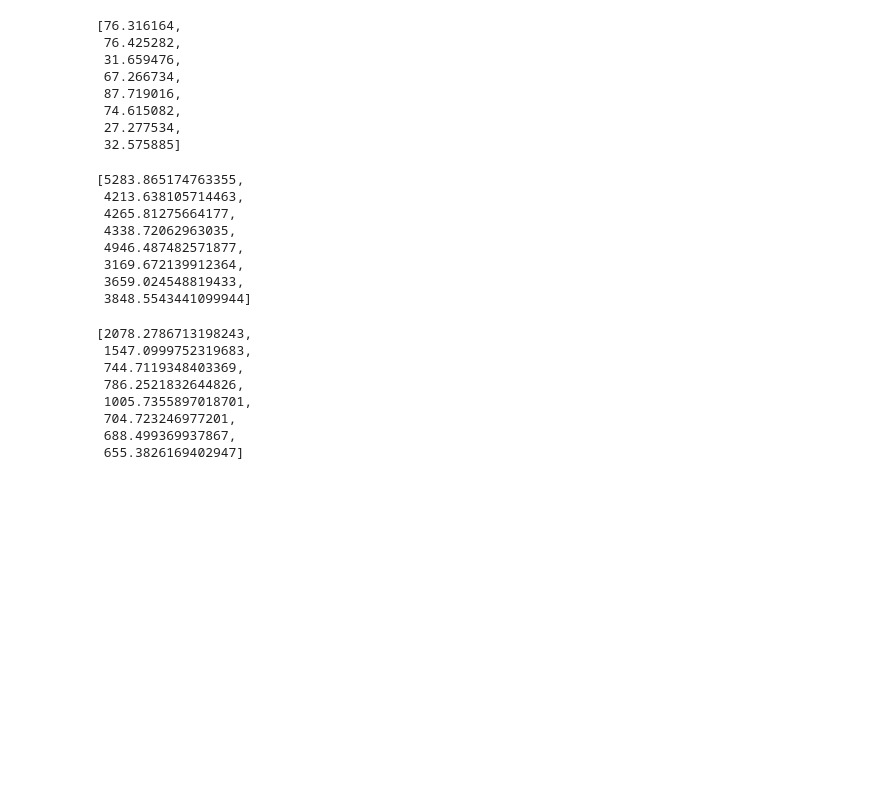
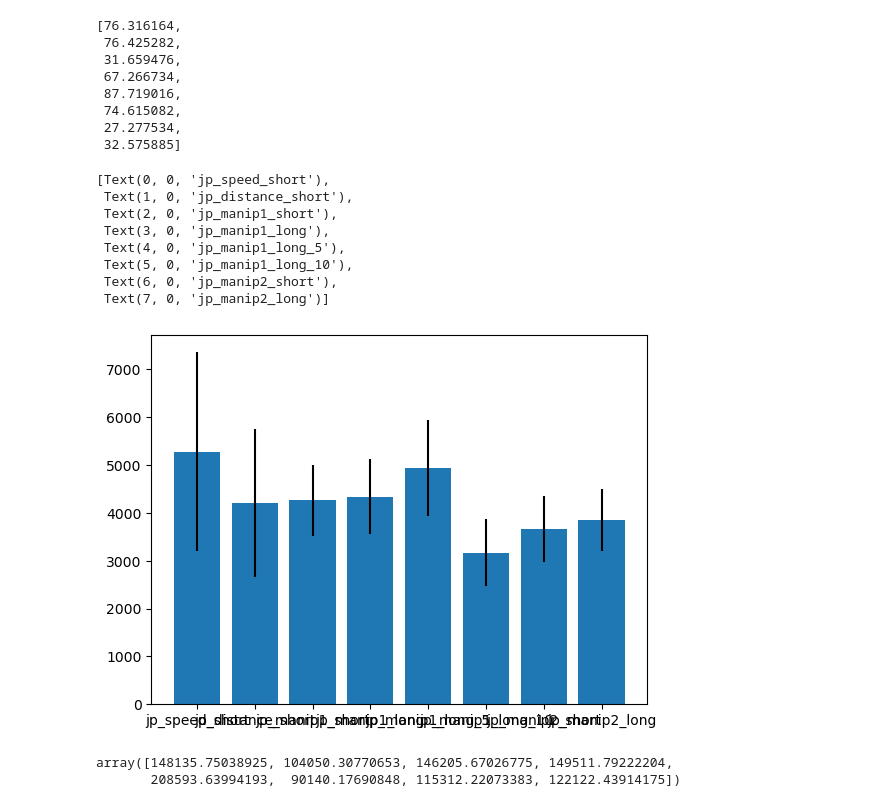
Before and after one commit to MrDarrenBrownie/iiwa_stack, a Jupyter notebook: iiwa_tesla/iiwa_tesla_data/jp_data.ipynb, the cells around one changed output. Cells and saved outputs as stored; diff of their text form; code cells hidden in the pictures; blank space fills up the shorter version.

```diff
--- a/iiwa_tesla/iiwa_tesla_data/jp_data.ipynb
+++ b/iiwa_tesla/iiwa_tesla_data/jp_data.ipynb
@@ -354,24 +349,20 @@ l_of_max_ct_from_min_jp
  27.277534,
  32.575885]
 # %%
-[item.mean() for item in l_of_min_jps]
+jp_min_mean = [item.mean() for item in l_of_min_jps]
-# %% [output]
-[5283.865174763355,
- 4213.638105714463,
- 4265.81275664177,
- 4338.72062963035,
- 4946.487482571877,
- 3169.672139912364,
- 3659.024548819433,
- 3848.5543441099944]
 # %%
-[item.std() for item in l_of_min_jps]
+jp_min_yerr = [item.std() for item in l_of_min_jps]
-# %% [output]
-[2078.2786713198243,
- 1547.0999752319683,
- 744.7119348403369,
- 786.2521832644826,
- 1005.7355897018701,
- 704.723246977201,
- 688.499369937867,
- 655.3826169402947]
+# %%
+fig, axs = plt.subplots()
+axs.bar(joint_positions_names, jp_min_mean, yerr= jp_min_yerr)
+ax.set_xticklabels(joint_positions_names, rotation=90)
+# %% [output]
+[Text(0, 0, 'jp_speed_short'),
+ Text(1, 0, 'jp_distance_short'),
+ Text(2, 0, 'jp_manip1_short'),
+ Text(3, 0, 'jp_manip1_long'),
+ Text(4, 0, 'jp_manip1_long_5'),
+ Text(5, 0, 'jp_manip1_long_10'),
+ Text(6, 0, 'jp_manip2_short'),
+ Text(7, 0, 'jp_manip2_long')]
+[figure, added]
@@ -377,0 +371,5 @@ l_of_max_ct_from_min_jp
+# %%
+best_metric
+# %% [output]
+array([148135.75038925, 104050.30770653, 146205.67026775, 149511.79222204,
+       208593.63994193,  90140.17690848, 115312.22073383, 122122.43914175])
```
Also changed, not shown: parts of 5 cells of this notebook, 11 other files.
